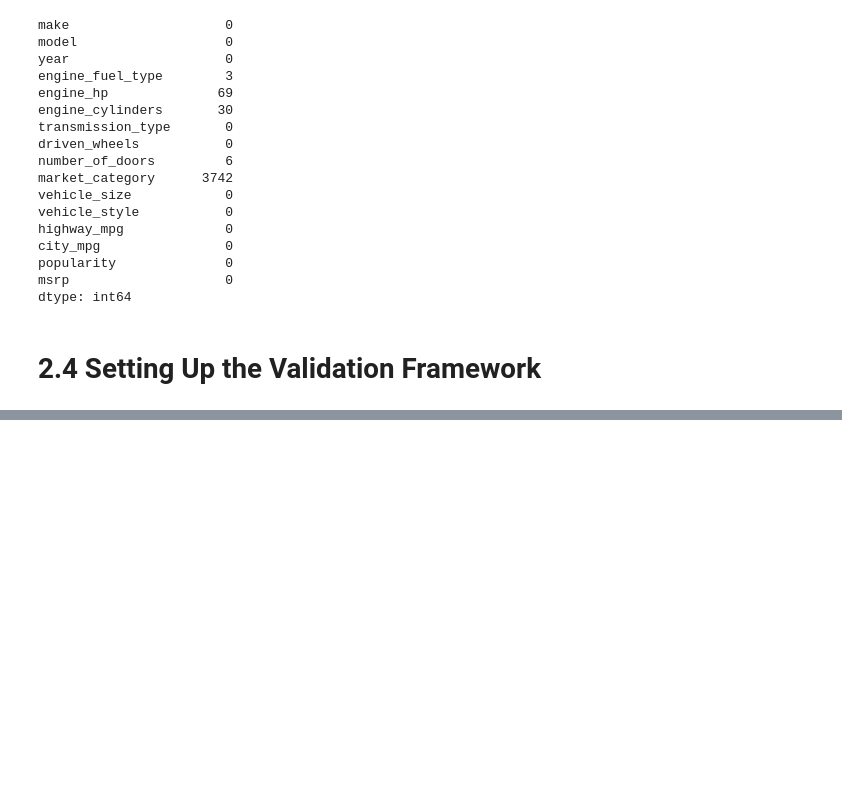
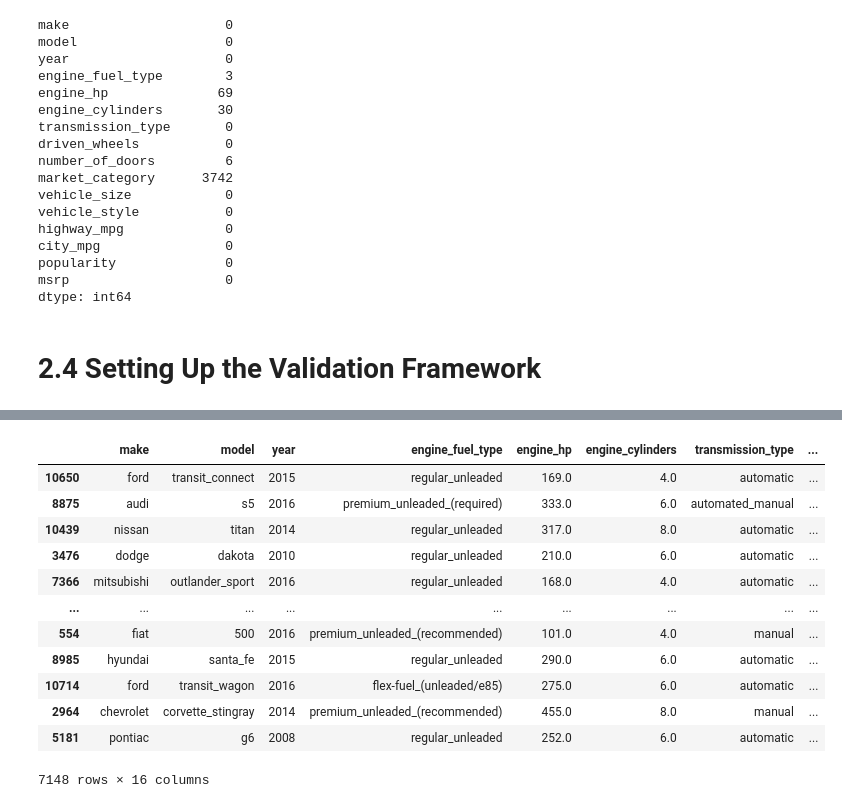
Before and after one commit to asynchronouscoffee/ml-zoomcamp-archive, a Jupyter notebook: 02-regression/regression.ipynb, the cells around one changed output, grey strips where cells are left out. Drawn from its saved outputs; the diff is of its cells as text; code cells hidden in the pictures; blank space fills up the shorter version.

```diff
--- a/02-regression/regression.ipynb
+++ b/02-regression/regression.ipynb
@@ -205,0 +294,20 @@ dtype: int64
+# %%
+df_train = df.iloc[idx[:n_train]]
+df_val = df.iloc[idx[n_train:n_train+n_val]]
+df_test = df.iloc[idx[n_train+n_val:]]
+# %%
+df_train
+# %% [output]
+|  | make | model | year | engine_fuel_type | engine_hp | engine_cylinders | transmission_type | ... |
+| 10650 | ford | transit_connect | 2015 | regular_unleaded | 169.0 | 4.0 | automatic | ... |
+| 8875 | audi | s5 | 2016 | premium_unleaded_(required) | 333.0 | 6.0 | automated_manual | ... |
+| 10439 | nissan | titan | 2014 | regular_unleaded | 317.0 | 8.0 | automatic | ... |
+| 3476 | dodge | dakota | 2010 | regular_unleaded | 210.0 | 6.0 | automatic | ... |
+| 7366 | mitsubishi | outlander_sport | 2016 | regular_unleaded | 168.0 | 4.0 | automatic | ... |
+| ... | ... | ... | ... | ... | ... | ... | ... | ... |
+| 554 | fiat | 500 | 2016 | premium_unleaded_(recommended) | 101.0 | 4.0 | manual | ... |
+| 8985 | hyundai | santa_fe | 2015 | regular_unleaded | 290.0 | 6.0 | automatic | ... |
+| 10714 | ford | transit_wagon | 2016 | flex-fuel_(unleaded/e85) | 275.0 | 6.0 | automatic | ... |
+| 2964 | chevrolet | corvette_stingray | 2014 | premium_unleaded_(recommended) | 455.0 | 8.0 | manual | ... |
+| 5181 | pontiac | g6 | 2008 | regular_unleaded | 252.0 | 6.0 | automatic | ... |
+7148 rows × 16 columns
```
Also changed, not shown: parts of 22 cells of this notebook.
